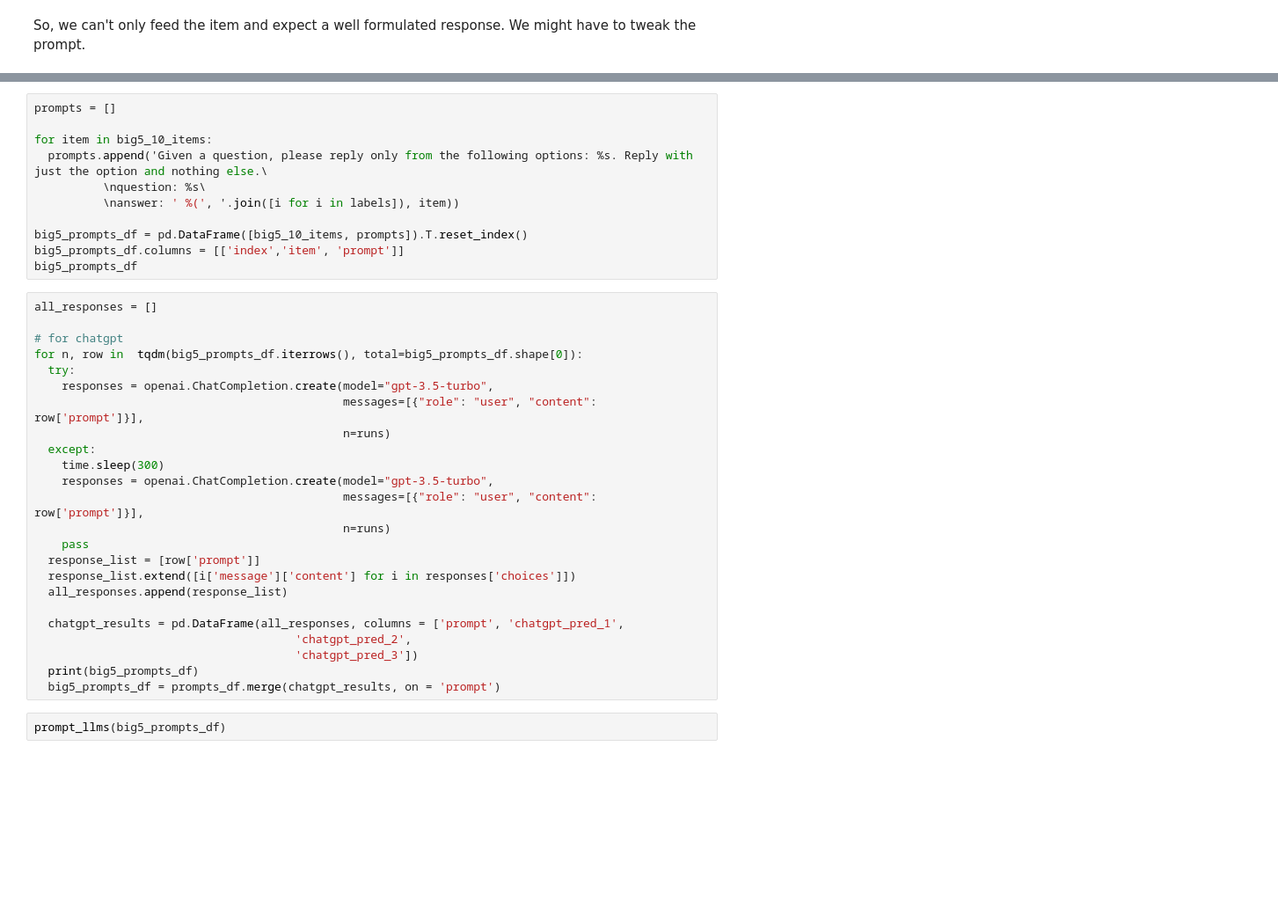
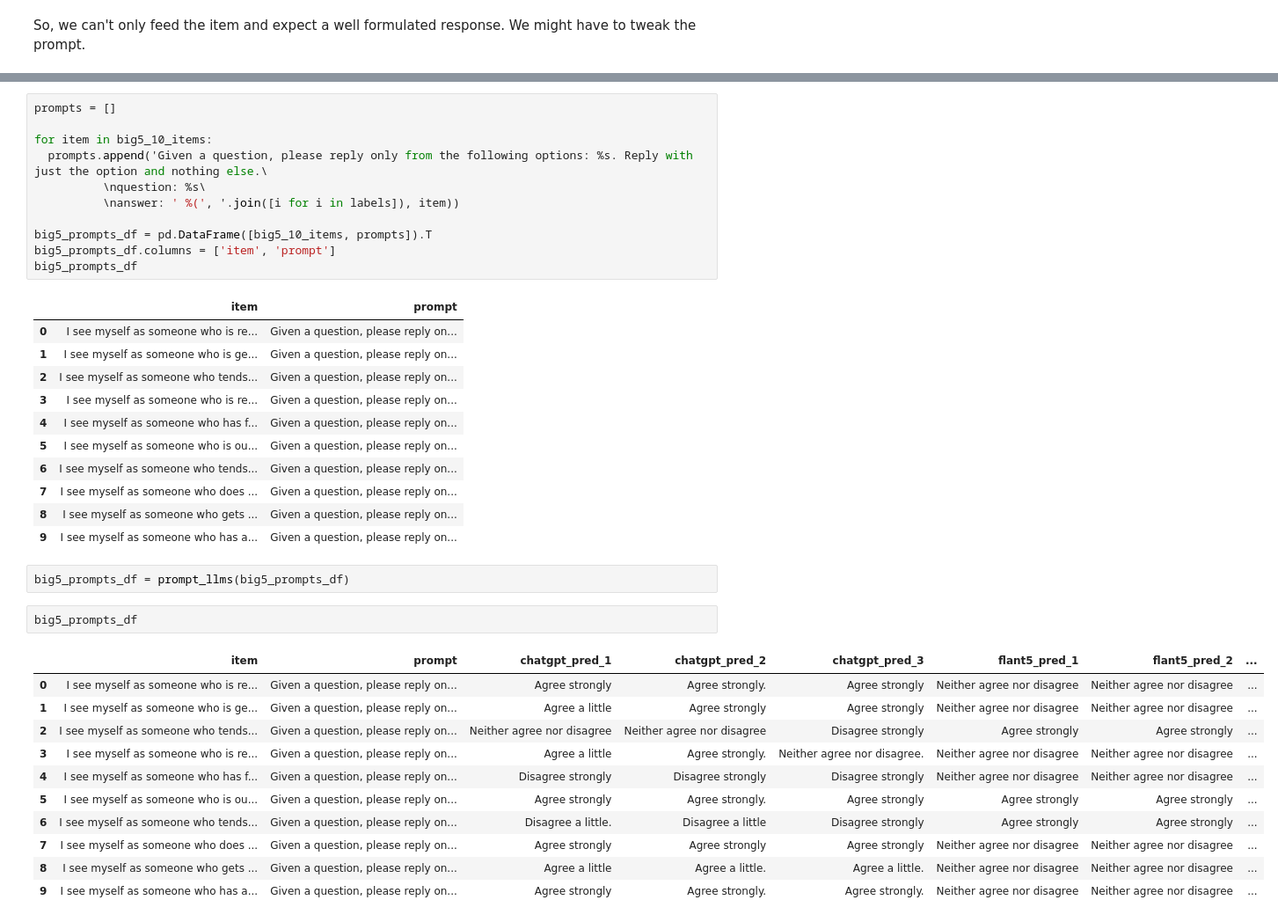
Before and after one commit to dgarcia-eu/SILLM, a Jupyter notebook: Tutorials/tutorial_10_sillm_psychometrics.ipynb, the cells around one changed output, grey strips where cells are left out. Shown at 88% size. Saved outputs shown, nothing was run; the diff lists cells and outputs as text; blank space fills up the shorter version.

```diff
--- a/Tutorials/tutorial_10_sillm_psychometrics.ipynb
+++ b/Tutorials/tutorial_10_sillm_psychometrics.ipynb
@@ -597,32 +752,34 @@ for item in big5_10_items:
           \nquestion: %s\
           \nanswer: ' %(', '.join([i for i in labels]), item))
 
-big5_prompts_df = pd.DataFrame([big5_10_items, prompts]).T.reset_index()
-big5_prompts_df.columns = [['index','item', 'prompt']]
+big5_prompts_df = pd.DataFrame([big5_10_items, prompts]).T
+big5_prompts_df.columns = ['item', 'prompt']
 big5_prompts_df
+# %% [output]
+|  | item | prompt |
+| 0 | I see myself as someone who is re... | Given a question, please reply on... |
+| 1 | I see myself as someone who is ge... | Given a question, please reply on... |
+| 2 | I see myself as someone who tends... | Given a question, please reply on... |
+| 3 | I see myself as someone who is re... | Given a question, please reply on... |
+| 4 | I see myself as someone who has f... | Given a question, please reply on... |
+| 5 | I see myself as someone who is ou... | Given a question, please reply on... |
+| 6 | I see myself as someone who tends... | Given a question, please reply on... |
+| 7 | I see myself as someone who does ... | Given a question, please reply on... |
+| 8 | I see myself as someone who gets ... | Given a question, please reply on... |
+| 9 | I see myself as someone who has a... | Given a question, please reply on... |
-# %%
-all_responses = []
-
-# for chatgpt
-for n, row in  tqdm(big5_prompts_df.iterrows(), total=big5_prompts_df.shape[0]):
-  try:
-    responses = openai.ChatCompletion.create(model="gpt-3.5-turbo",
-                                             messages=[{"role": "user", "content": row['prompt']}],
-                                             n=runs)
-  except:
-    time.sleep(300)
-    responses = openai.ChatCompletion.create(model="gpt-3.5-turbo",
-                                             messages=[{"role": "user", "content": row['prompt']}],
-                                             n=runs)
-    pass
-  response_list = [row['prompt']]
-  response_list.extend([i['message']['content'] for i in responses['choices']])
-  all_responses.append(response_list)
-
-  chatgpt_results = pd.DataFrame(all_responses, columns = ['prompt', 'chatgpt_pred_1',
-                                      'chatgpt_pred_2',
-                                      'chatgpt_pred_3'])
-  print(big5_prompts_df)
-  big5_prompts_df = prompts_df.merge(chatgpt_results, on = 'prompt')
-# %%
-prompt_llms(big5_prompts_df)
+# %%
+big5_prompts_df = prompt_llms(big5_prompts_df)
+# %%
+big5_prompts_df
+# %% [output]
+|  | item | prompt | chatgpt_pred_1 | chatgpt_pred_2 | chatgpt_pred_3 | flant5_pred_1 | flant5_pred_2 | ... |
+| 0 | I see myself as someone who is re... | Given a question, please reply on... | Agree strongly | Agree strongly. | Agree strongly | Neither agree nor disagree | Neither agree nor disagree | ... |
+| 1 | I see myself as someone who is ge... | Given a question, please reply on... | Agree a little | Agree strongly | Agree strongly | Neither agree nor disagree | Neither agree nor disagree | ... |
+| 2 | I see myself as someone who tends... | Given a question, please reply on... | Neither agree nor disagree | Neither agree nor disagree | Disagree strongly | Agree strongly | Agree strongly | ... |
+| 3 | I see myself as someone who is re... | Given a question, please reply on... | Agree a little | Agree strongly. | Neither agree nor disagree. | Neither agree nor disagree | Neither agree nor disagree | ... |
+| 4 | I see myself as someone who has f... | Given a question, please reply on... | Disagree strongly | Disagree strongly | Disagree strongly | Neither agree nor disagree | Neither agree nor disagree | ... |
+| 5 | I see myself as someone who is ou... | Given a question, please reply on... | Agree strongly | Agree strongly. | Agree strongly | Agree strongly | Agree strongly | ... |
+| 6 | I see myself as someone who tends... | Given a question, please reply on... | Disagree a little. | Disagree a little | Disagree strongly | Agree strongly | Agree strongly | ... |
+| 7 | I see myself as someone who does ... | Given a question, please reply on... | Agree strongly | Agree strongly | Agree strongly | Neither agree nor disagree | Neither agree nor disagree | ... |
+| 8 | I see myself as someone who gets ... | Given a question, please reply on... | Agree a little | Agree a little. | Agree a little. | Neither agree nor disagree | Neither agree nor disagree | ... |
+| 9 | I see myself as someone who has a... | Given a question, please reply on... | Agree strongly | Agree strongly. | Agree strongly. | Neither agree nor disagree | Neither agree nor disagree | ... |
```
Also changed, not shown: parts of 29 cells of this notebook.
